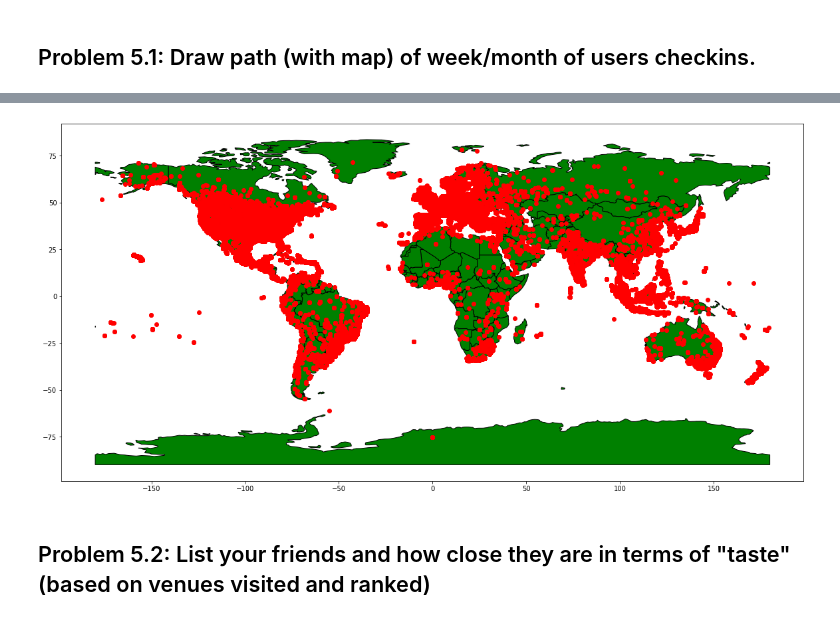
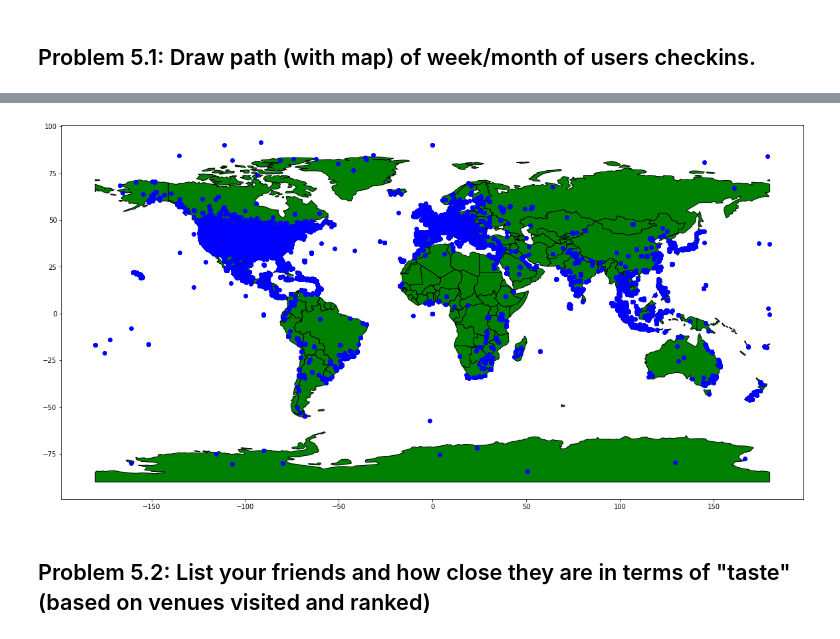
Before and after one commit to stefanauwyang/ml-engineer, a Jupyter notebook: ML-Engineer-Notebook.ipynb, the cells around one changed output, grey strips where cells are left out. Drawn from its saved outputs; the diff is of its cells as text; code cells hidden in the pictures.

```diff
--- a/ML-Engineer-Notebook.ipynb
+++ b/ML-Engineer-Notebook.ipynb
@@ -645,3 +706,2 @@ warnings.filterwarnings('ignore')
 # %%
-gdf = gpd.GeoDataFrame(users_hometown, geometry=gpd.points_from_xy(users_hometown.longitude, users_hometown.latitude))
-gdf
+gdf = gpd.GeoDataFrame(venues, geometry=gpd.points_from_xy(venues.longitude, venues.latitude))
@@ -662,11 +708,11 @@ gdf
 # %%
 world = gpd.read_file(gpd.datasets.get_path('naturalearth_lowres'))
 ax = world.plot(figsize=(20,15),color='green', edgecolor='black')
-gdf.plot(ax=ax, color='red')
+gdf.plot(ax=ax, color='blue')
 
 plt.show()
 # %% [output]
-[figure, old version]
+[figure, new version]
 # %% [markdown]
 ## Problem 5.2: List your friends and how close they are in terms of "taste" (based on venues visited and ranked)
 # %%
```
Also changed, not shown: parts of 208 cells of this notebook.
